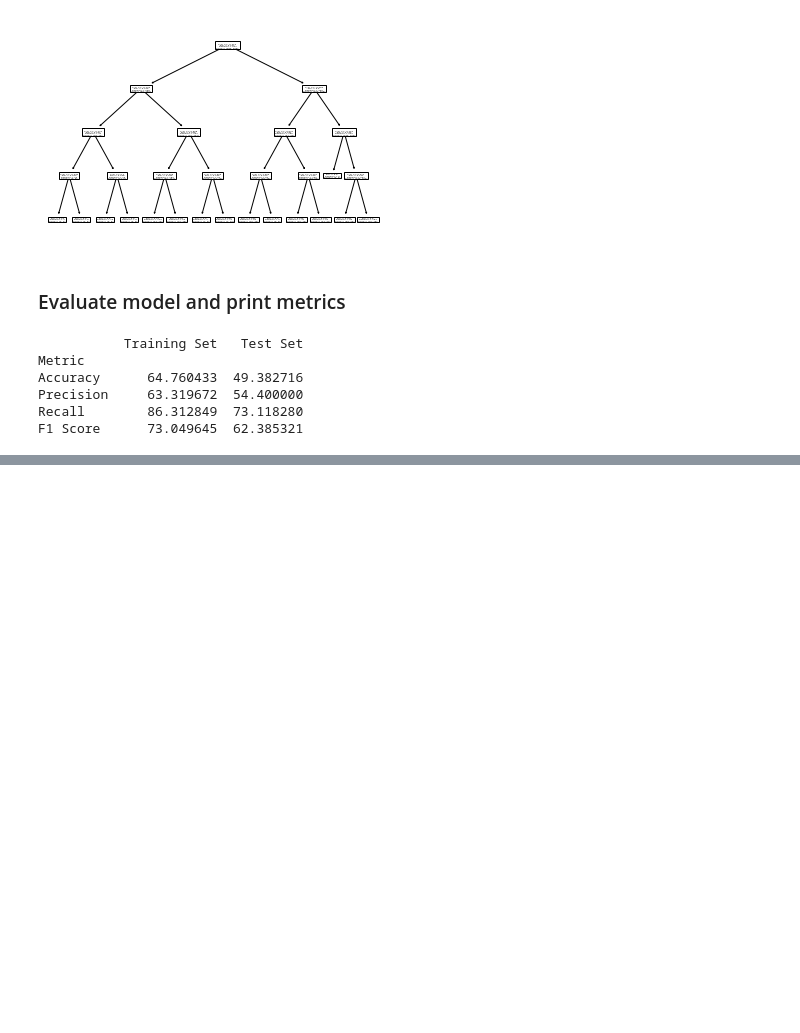
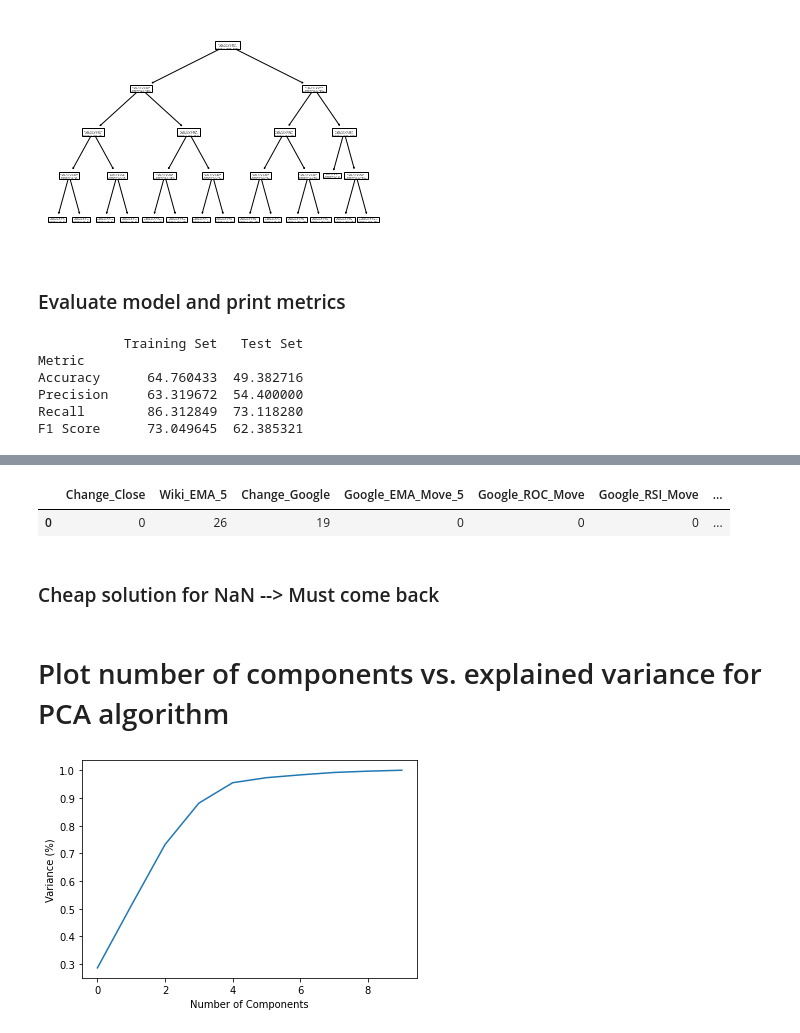
Before and after one commit to fabcabrera/Stock-Predictions, a Jupyter notebook: Fabrizio/DT Model Attempt.ipynb, the cells around one changed output, grey strips where cells are left out. Drawn from its saved outputs; the diff is of its cells as text; code cells hidden in the pictures; blank space fills up the shorter version.

```diff
--- a/Fabrizio/DT Model Attempt.ipynb
+++ b/Fabrizio/DT Model Attempt.ipynb
@@ -270,0 +541,9 @@ F1 Score      73.049645  62.385321
+# %%
+# Each feature's correlation with every other feature
+
+corr_matrix = X_train_sc.corr()
+# %%
+#Each feature's correlation with the target variable
+
+feature_target_corr = X_train_sc.corrwith(Y_train, method = "pearson")
+feature_target_corr = feature_target_corr.sort_values(ascending = False)
@@ -270,0 +584,5 @@ F1 Score      73.049645  62.385321
+# %%
+# After our function, X_train_sc, removes the least correlated fetures from X_train_sc to target_1, we proceed with the training
+
+X_train_tr = X_train_sc[selected_features]
+X_test_tr = X_test_sc[selected_features]
@@ -270,0 +591,13 @@ F1 Score      73.049645  62.385321
+# %%
+pd.DataFrame(X_train_tr.isna().sum()).T
+# %% [output]
+|  | Change_Close | Wiki_EMA_5 | Change_Google | Google_EMA_Move_5 | Google_ROC_Move | Google_RSI_Move | ... |
+| 0 | 0 | 26 | 19 | 0 | 0 | 0 | ... |
+# %% [markdown]
+### Cheap solution for NaN --> Must come back
+# %%
+# This fixes the NaN issue that comes up later in the PCA
+#X_train_tr = np.nan_to_num(X_train_tr)
+
+X_train_tr = X_train_tr.fillna(X_train_tr.mean())
+X_test_tr = X_test_tr.fillna(X_test_tr.mean())
@@ -270,0 +606,14 @@ F1 Score      73.049645  62.385321
+# %% [markdown]
+# Plot number of components vs. explained variance for PCA algorithm
+# %%
+from sklearn.decomposition import PCA
+import matplotlib.pyplot as plt
+import numpy as np
+pca = PCA().fit(X_train_tr)
+plt.figure()
+plt.plot(np.cumsum(pca.explained_variance_ratio_))
+plt.xlabel('Number of Components')
+plt.ylabel('Variance (%)') # for each component
+plt.show()
+# %% [output]
+[figure, added]
```
Also changed, not shown: parts of 135 cells of this notebook.
